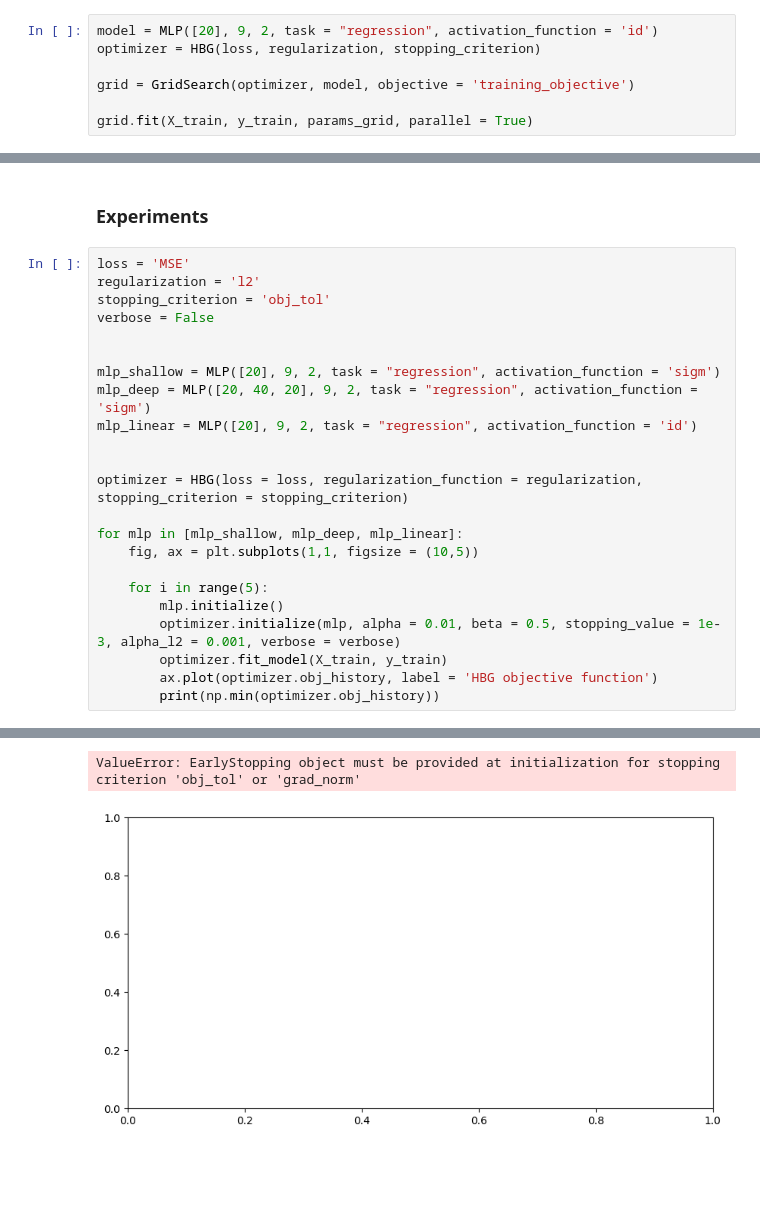
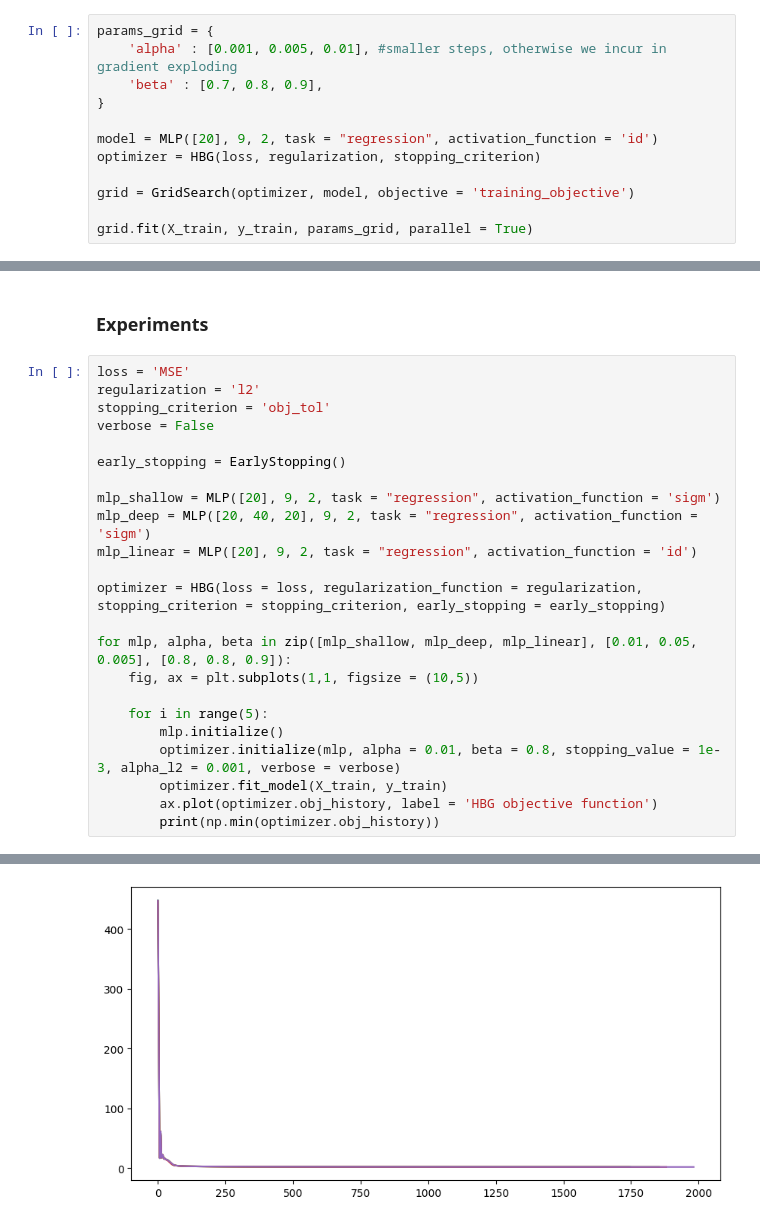
Before and after one commit to DreRnc/HBG-CG_Analysis, a Jupyter notebook: Code/Experiments.ipynb, the cells around one changed output, grey strips where cells are left out. Drawn from its saved outputs; the diff is of its cells as text; blank space fills up the shorter version.

```diff
--- a/Code/Experiments.ipynb
+++ b/Code/Experiments.ipynb
@@ -56,6 +68,11 @@ grid.fit(X_train, y_train, params_grid, parallel = True)
 # %% [markdown]
 Linear NN (convex optimization)
 # %%
+params_grid = {
+    'alpha' : [0.001, 0.005, 0.01], #smaller steps, otherwise we incur in gradient exploding
+    'beta' : [0.7, 0.8, 0.9],
+}
+
 model = MLP([20], 9, 2, task = "regression", activation_function = 'id')
 optimizer = HBG(loss, regularization, stopping_criterion)
 
@@ -78,20 +109,20 @@ regularization = 'l2'
 stopping_criterion = 'obj_tol'
 verbose = False
 
+early_stopping = EarlyStopping()
 
 mlp_shallow = MLP([20], 9, 2, task = "regression", activation_function = 'sigm')
 mlp_deep = MLP([20, 40, 20], 9, 2, task = "regression", activation_function = 'sigm')
 mlp_linear = MLP([20], 9, 2, task = "regression", activation_function = 'id')
 
+optimizer = HBG(loss = loss, regularization_function = regularization, stopping_criterion = stopping_criterion, early_stopping = early_stopping)
 
-optimizer = HBG(loss = loss, regularization_function = regularization, stopping_criterion = stopping_criterion)
-
-for mlp in [mlp_shallow, mlp_deep, mlp_linear]:
+for mlp, alpha, beta in zip([mlp_shallow, mlp_deep, mlp_linear], [0.01, 0.05, 0.005], [0.8, 0.8, 0.9]):
     fig, ax = plt.subplots(1,1, figsize = (10,5))
 
     for i in range(5):
         mlp.initialize()
-        optimizer.initialize(mlp, alpha = 0.01, beta = 0.5, stopping_value = 1e-3, alpha_l2 = 0.001, verbose = verbose)
+        optimizer.initialize(mlp, alpha = 0.01, beta = 0.8, stopping_value = 1e-3, alpha_l2 = 0.001, verbose = verbose)
         optimizer.fit_model(X_train, y_train)
         ax.plot(optimizer.obj_history, label = 'HBG objective function')
         print(np.min(optimizer.obj_history))
@@ -100,2 +145 @@ obj_tol
-ValueError: EarlyStopping object must be provided at initialization for stopping criterion 'obj_tol' or 'grad_norm'
-[figure, old version]
+[figure, new version]
```
Also changed, not shown: parts of 7 cells of this notebook, 2 other files.
